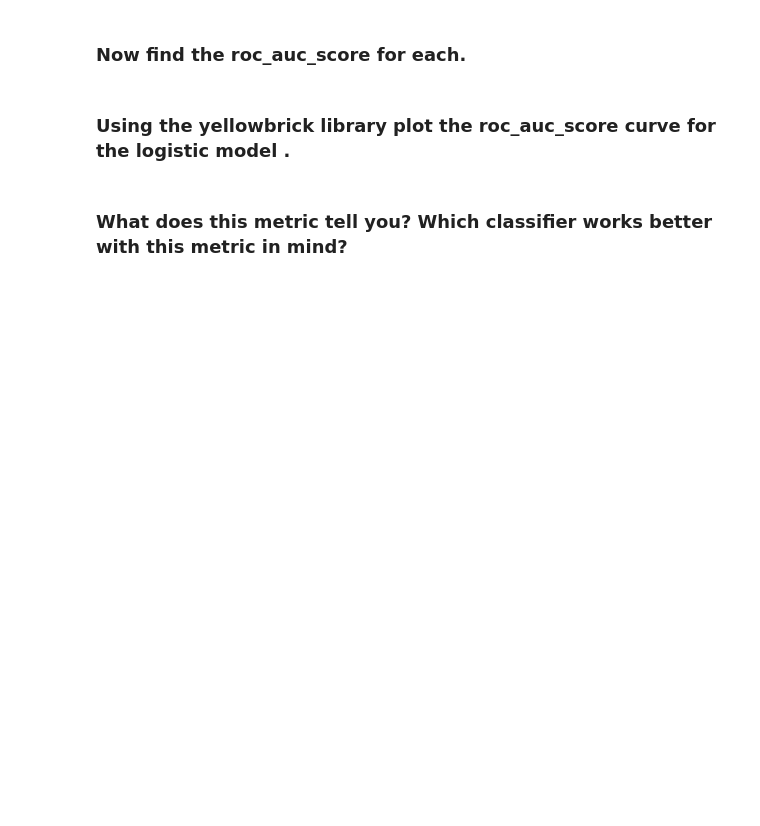
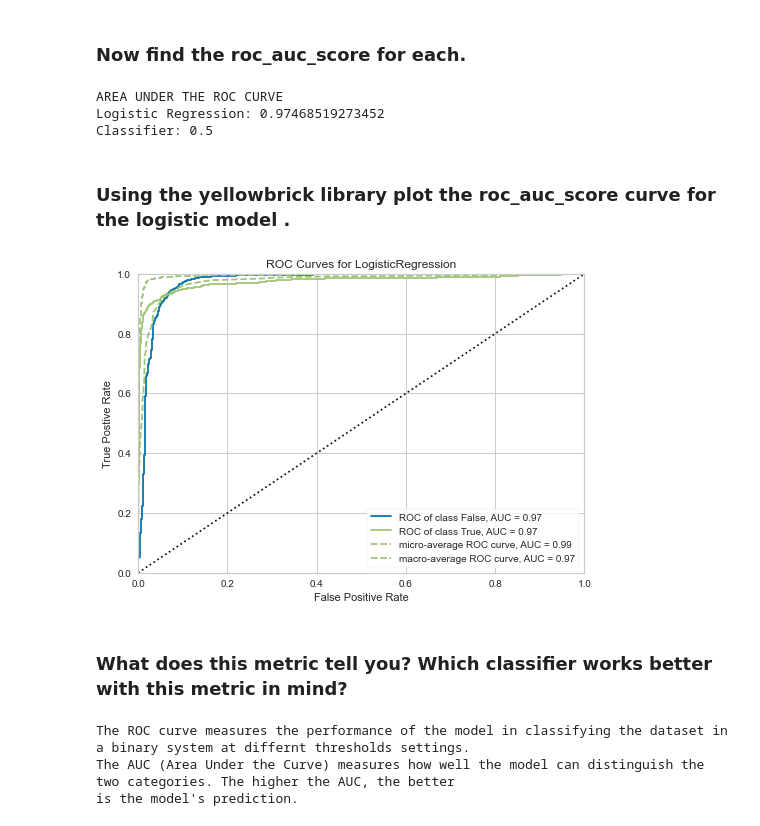
Before and after one commit to gabrielanakasato/ironhack-daft, a Jupyter notebook: labs/lab-w07/05-evaluation-recall-and-precision/your-code/main.ipynb, the cells around one changed output. Cells and saved outputs as stored; diff of their text form; code cells hidden in the pictures; blank space fills up the shorter version.

```diff
--- a/labs/lab-w07/05-evaluation-recall-and-precision/your-code/main.ipynb
+++ b/labs/lab-w07/05-evaluation-recall-and-precision/your-code/main.ipynb
@@ -219,4 +212,13 @@ roc_curve(y_true=y_test5, y_score=lr.predict_log_proba(X_test)[:, 1])
 # %% [markdown]
 ### Now find the roc_auc_score for each.
+# %%
+# Calculate the Area Under the Curve
+print('AREA UNDER THE ROC CURVE')
+print(f'Logistic Regression: {roc_auc_score(y_true=y_test5, y_score=lr.predict_log_proba(X_test)[:, 1])}')
+print(f'Classifier: {roc_auc_score(y_true=y_test5, y_score=y_pred_never_5)}')
+# %% [output]
+AREA UNDER THE ROC CURVE
+Logistic Regression: 0.97468519273452
+Classifier: 0.5
 # %% [markdown]
 ### Using the yellowbrick library  plot the roc_auc_score curve for the logistic model .
@@ -223,2 +228,19 @@ roc_curve(y_true=y_test5, y_score=lr.predict_log_proba(X_test)[:, 1])
+# %%
+visualizer = ROCAUC(model=lr)
+visualizer.fit(X_test, y_test5)
+visualizer.score(X_test, y_test5)
+visualizer.show();
+# %% [output]
+[figure, added]
 # %% [markdown]
 ### What does this metric tell you? Which classifier works better with this metric in mind?
+# %%
+print('''
+The ROC curve measures the performance of the model in classifying the dataset in a binary system at differnt thresholds settings.
+The AUC (Area Under the Curve) measures how well the model can distinguish the two categories. The higher the AUC, the better
+is the model's prediction.
+''')
+# %% [output]
+The ROC curve measures the performance of the model in classifying the dataset in a binary system at differnt thresholds settings.
+The AUC (Area Under the Curve) measures how well the model can distinguish the two categories. The higher the AUC, the better
+is the model's prediction.
```
Also changed, not shown: parts of 4 cells of this notebook, 1 other file.
